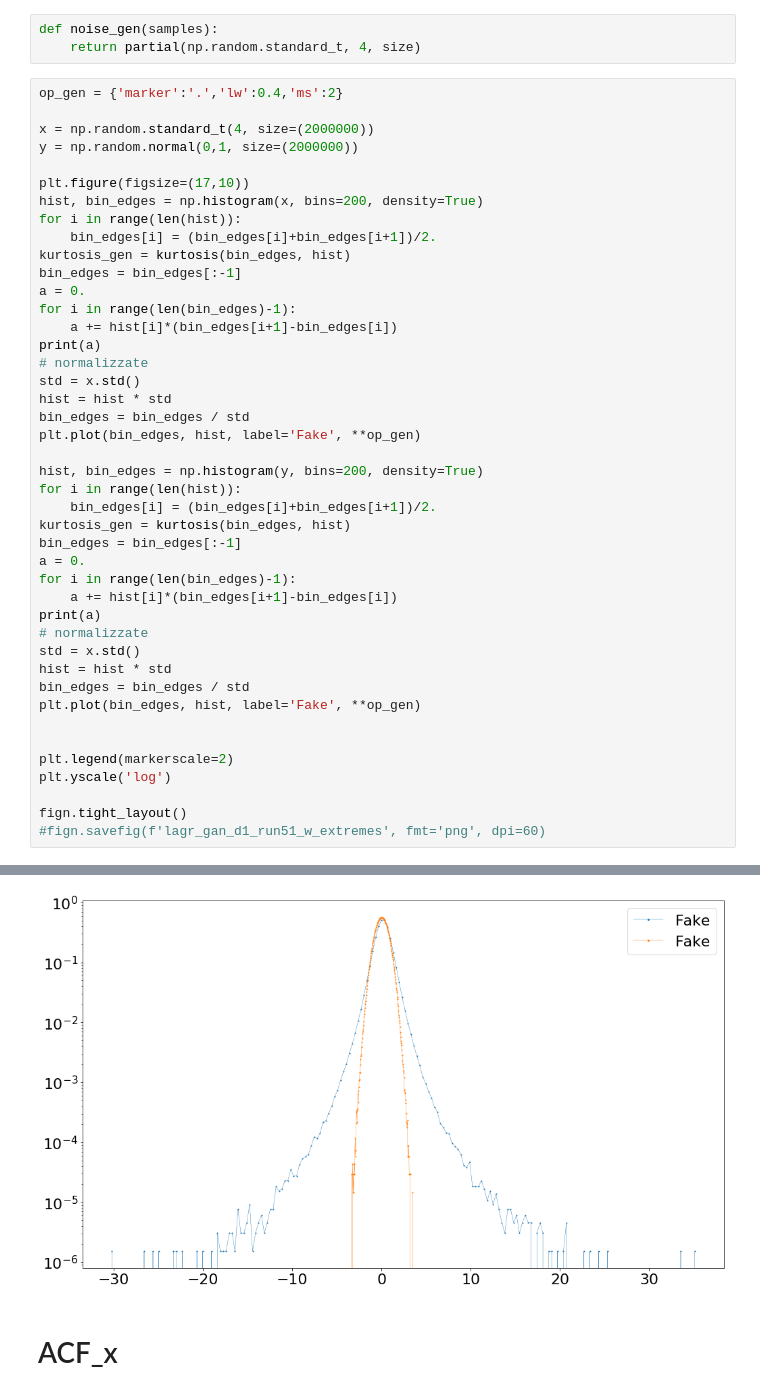
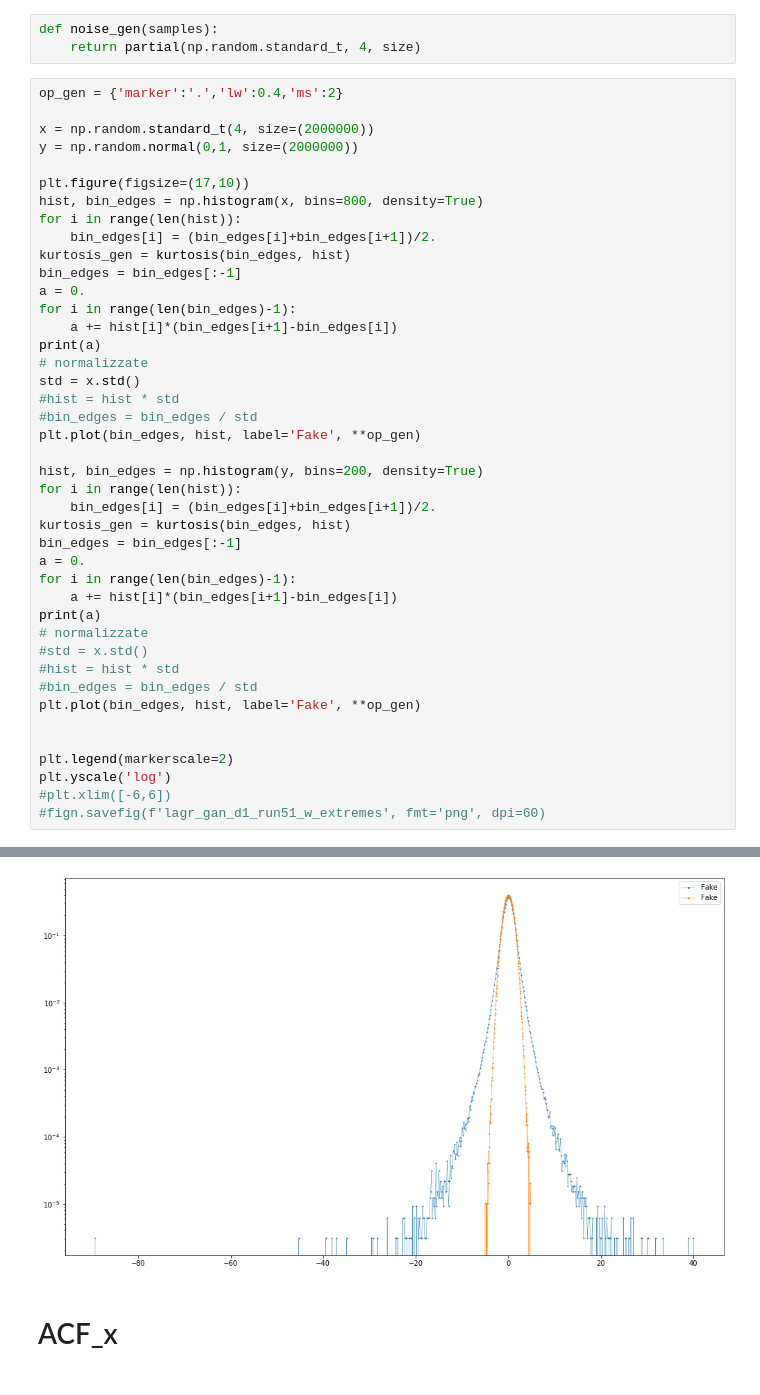
Before and after one commit to scarpma/lagrangian, a Jupyter notebook: gan_test_2048.ipynb, the cells around one changed output, grey strips where cells are left out. Cells and saved outputs as stored; diff of their text form.

```diff
--- a/gan_test_2048.ipynb
+++ b/gan_test_2048.ipynb
@@ -704,7 +707,7 @@ x = np.random.standard_t(4, size=(2000000))
 y = np.random.normal(0,1, size=(2000000))
 
 plt.figure(figsize=(17,10))
-hist, bin_edges = np.histogram(x, bins=200, density=True)
+hist, bin_edges = np.histogram(x, bins=800, density=True)
 for i in range(len(hist)):
     bin_edges[i] = (bin_edges[i]+bin_edges[i+1])/2.
 kurtosis_gen = kurtosis(bin_edges, hist)
@@ -715,8 +718,8 @@ for i in range(len(bin_edges)-1):
 print(a)
 # normalizzate
 std = x.std()
-hist = hist * std
-bin_edges = bin_edges / std
+#hist = hist * std
+#bin_edges = bin_edges / std
 plt.plot(bin_edges, hist, label='Fake', **op_gen)
 
 hist, bin_edges = np.histogram(y, bins=200, density=True)
@@ -729,15 +732,14 @@ for i in range(len(bin_edges)-1):
     a += hist[i]*(bin_edges[i+1]-bin_edges[i])
 print(a)
 # normalizzate
-std = x.std()
-hist = hist * std
-bin_edges = bin_edges / std
+#std = x.std()
+#hist = hist * std
+#bin_edges = bin_edges / std
 plt.plot(bin_edges, hist, label='Fake', **op_gen)
 
 
 plt.legend(markerscale=2)
 plt.yscale('log')
-
-fign.tight_layout()
+#plt.xlim([-6,6])
 #fign.savefig(f'lagr_gan_d1_run51_w_extremes', fmt='png', dpi=60)
 # %% [output]
@@ -746,4 +748,4 @@ fign.tight_layout()
-[figure, old version]
+[figure, new version]
 # %% [markdown]
 # ACF_x
 # %%
```
Also changed, not shown: parts of 2 cells of this notebook, 10 other files.
